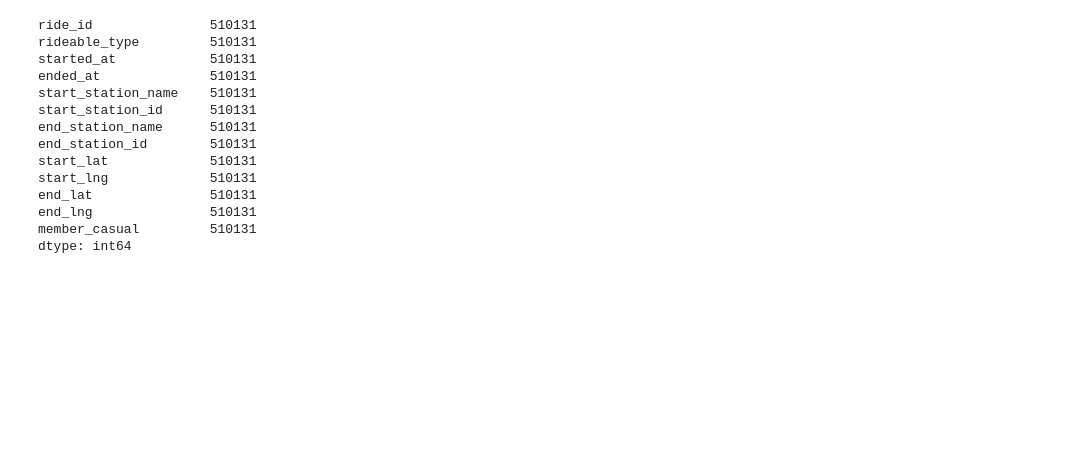
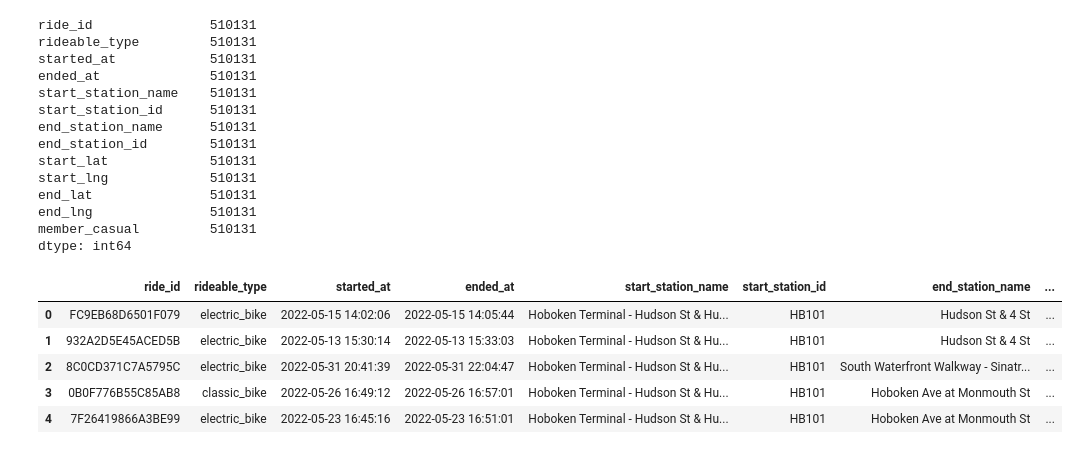
Before and after one commit to 17sarahstoffel/citi_bike_analytics, a Jupyter notebook: Cleaning Data.ipynb, the cells around one changed output. Cells and saved outputs as stored; diff of their text form; code cells hidden in the pictures; blank space fills up the shorter version.

Commit message:
Updated Cleaning Data

```diff
--- a/Cleaning Data.ipynb
+++ b/Cleaning Data.ipynb
@@ -137,3 +131,12 @@ end_lat               510131
 end_lng               510131
 member_casual         510131
 dtype: int64
+# %%
+cleaned_data.head()
+# %% [output]
+|  | ride_id | rideable_type | started_at | ended_at | start_station_name | start_station_id | end_station_name | ... |
+| 0 | FC9EB68D6501F079 | electric_bike | 2022-05-15 14:02:06 | 2022-05-15 14:05:44 | Hoboken Terminal - Hudson St & Hu... | HB101 | Hudson St & 4 St | ... |
+| 1 | 932A2D5E45ACED5B | electric_bike | 2022-05-13 15:30:14 | 2022-05-13 15:33:03 | Hoboken Terminal - Hudson St & Hu... | HB101 | Hudson St & 4 St | ... |
+| 2 | 8C0CD371C7A5795C | electric_bike | 2022-05-31 20:41:39 | 2022-05-31 22:04:47 | Hoboken Terminal - Hudson St & Hu... | HB101 | South Waterfront Walkway - Sinatr... | ... |
+| 3 | 0B0F776B55C85AB8 | classic_bike | 2022-05-26 16:49:12 | 2022-05-26 16:57:01 | Hoboken Terminal - Hudson St & Hu... | HB101 | Hoboken Ave at Monmouth St | ... |
+| 4 | 7F26419866A3BE99 | electric_bike | 2022-05-23 16:45:16 | 2022-05-23 16:51:01 | Hoboken Terminal - Hudson St & Hu... | HB101 | Hoboken Ave at Monmouth St | ... |
```
Also changed, not shown: parts of 10 cells of this notebook, 1 other file.
